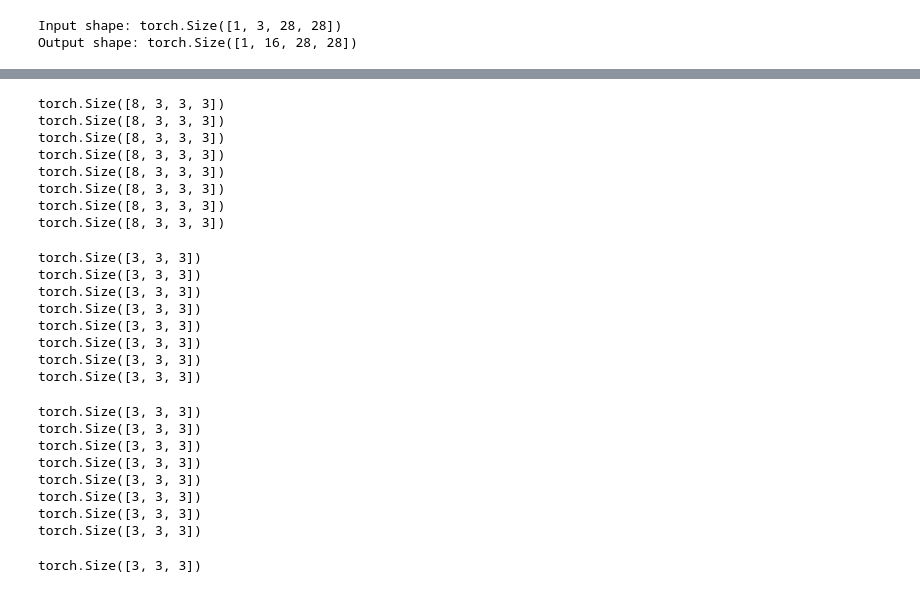
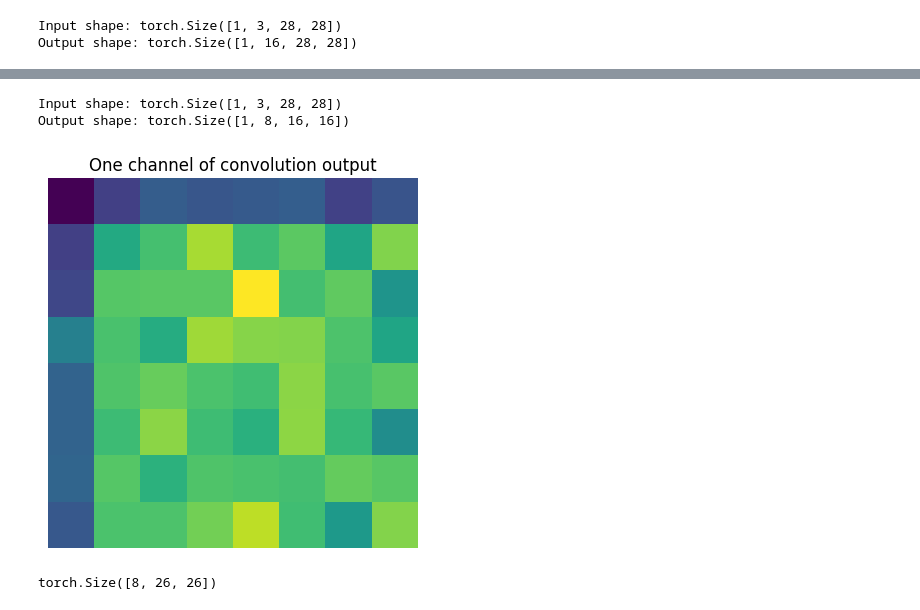
Before and after one commit to mzohaibnasir/fromScratch, a Jupyter notebook: 04_CNNfromScratch/main.ipynb, the cells around one changed output, grey strips where cells are left out. Drawn from its saved outputs; the diff is of its cells as text; code cells hidden in the pictures.

```diff
--- a/04_CNNfromScratch/main.ipynb
+++ b/04_CNNfromScratch/main.ipynb
@@ -1080,42 +1102,41 @@ torch.Size([8, 3, 3, 3])
+# %%
+import torch
+import torch.nn.functional as F
+import matplotlib.pyplot as plt
+
+# Create a random 28x28x3 image
+# input_img = torch.rand(1, 3, 28, 28)  # Shape: (batch_size, channels, height, width)
+input_img = input_img.unsqueeze(0)
+# Define convolution parameters
+in_channels = 3
+out_channels = 8
+kernel_size = 3
+stride = 2
+padding = 3  # Add padding to maintain spatial dimensions
+
+# Create random kernels
+kernels = torch.rand(out_channels, in_channels, kernel_size, kernel_size)
+
+# Perform convolution
+output = F.conv2d(input_img, kernels, stride=stride, padding=padding)
+
+print(f"Input shape: {input_img.shape}")
+print(f"Output shape: {output.shape}")
+
+pooled_output = F.max_pool2d(output, kernel_size=2, stride=2)
+
+
+# Visualize one channel of the output
+plt.imshow(pooled_output[0, 0].detach(), cmap='viridis')
+plt.axis('off')
+plt.title('One channel of convolution output')
+plt.show()
+# %% [output]
+Input shape: torch.Size([1, 3, 28, 28])
+Output shape: torch.Size([1, 8, 16, 16])
+[figure, added]
 # %%
-for i in kernel:
-    print(kernel.shape)
+for i in output:
+    print(i.shape)
 # %% [output]
-torch.Size([8, 3, 3, 3])
-torch.Size([8, 3, 3, 3])
-torch.Size([8, 3, 3, 3])
-torch.Size([8, 3, 3, 3])
-torch.Size([8, 3, 3, 3])
-torch.Size([8, 3, 3, 3])
-torch.Size([8, 3, 3, 3])
-torch.Size([8, 3, 3, 3])
+torch.Size([8, 26, 26])
-# %%
-for i in range(len(kernel)):
-    print(kernel[i, :,:,:].shape)
-# %% [output]
-torch.Size([3, 3, 3])
-torch.Size([3, 3, 3])
-torch.Size([3, 3, 3])
-torch.Size([3, 3, 3])
-torch.Size([3, 3, 3])
-torch.Size([3, 3, 3])
-torch.Size([3, 3, 3])
-torch.Size([3, 3, 3])
-# %%
-for i in kernel:
-    print(i.shape)
-# %% [output]
-torch.Size([3, 3, 3])
-torch.Size([3, 3, 3])
-torch.Size([3, 3, 3])
-torch.Size([3, 3, 3])
-torch.Size([3, 3, 3])
-torch.Size([3, 3, 3])
-torch.Size([3, 3, 3])
-torch.Size([3, 3, 3])
-# %%
-m1 = torch.rand((3,3,3))
-m2 = torch.rand((3,3,3))
-(m1*m2).shape
-# %% [output]
-torch.Size([3, 3, 3])
```
Also changed, not shown: parts of 9 cells of this notebook.
